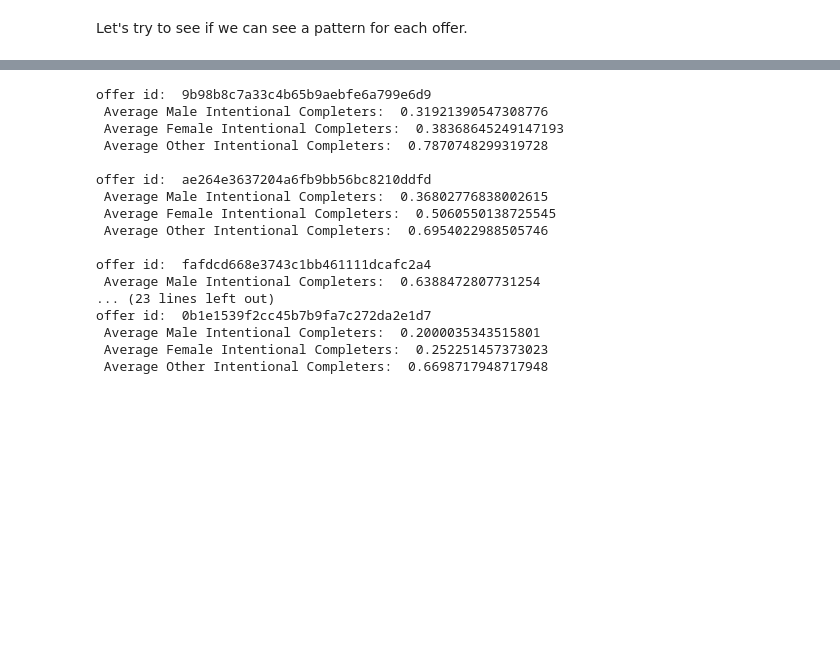
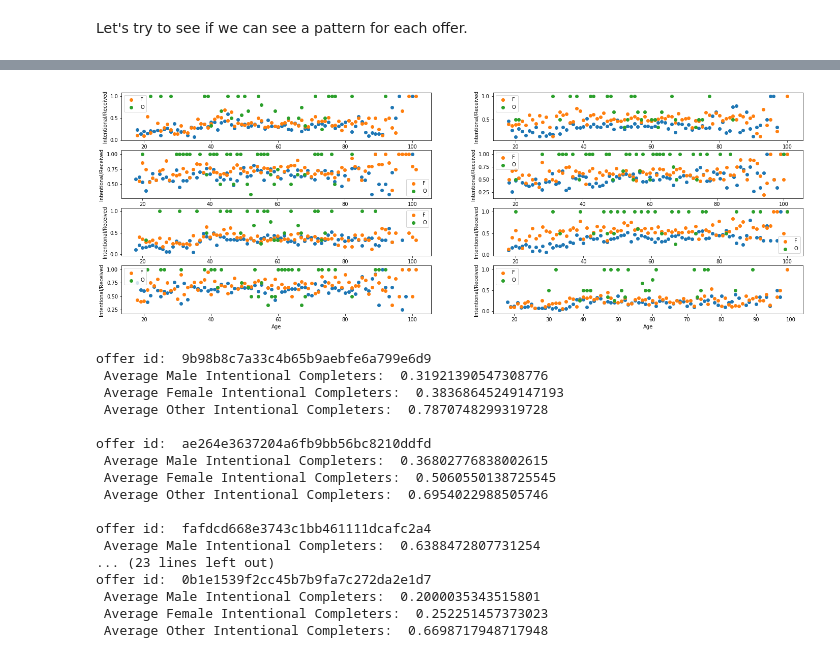
Before and after one commit to onurkapucu/Starbucks_Capstone, a Jupyter notebook: Starbucks_Capstone_notebook.ipynb, the cells around one changed output, grey strips where cells are left out. Drawn from its saved outputs; the diff is of its cells as text; code cells hidden in the pictures; blank space fills up the shorter version.

```diff
--- a/Starbucks_Capstone_notebook.ipynb
+++ b/Starbucks_Capstone_notebook.ipynb
@@ -768,3 +779,18 @@ for offer in completed_offer_ids:
+# %%
+plt.figure(figsize=(24,8))
+i=0
+for offer in completed_offer_ids:
+    i = i+1
+    ax = plt.subplot(plt.subplot(4, 2, i))
+    temp = intent_demog_total_by_offer[offer].transpose()/received_demog_total_by_offer[offer].transpose()
+    ax=plt.scatter(temp['M'].keys(),temp['M'].values)
+    plt.xlabel('Age')
+    plt.ylabel('Intentional/Received ')
+    ax=plt.scatter(temp['F'].keys(),temp['F'].values,label='F')
+    ax=plt.scatter(temp['O'].keys(),temp['O'].values,label='O')
+    plt.legend()
+# %% [output]
+[figure, added]
 # %%
 intent_demog_total_by_offer = intentional_completes_df.groupby(by=['user_gender','user_age','offer_id'])['user_id'].nunique().unstack()
 received_demog_total_by_offer = transcript_received.merge(profile_clean,on=['user_id'],how='left').groupby(
```
Also changed, not shown: parts of 9 cells of this notebook.
